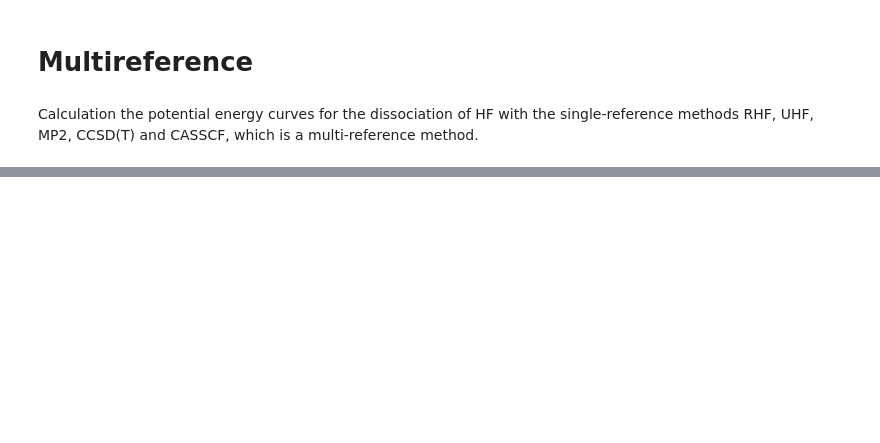
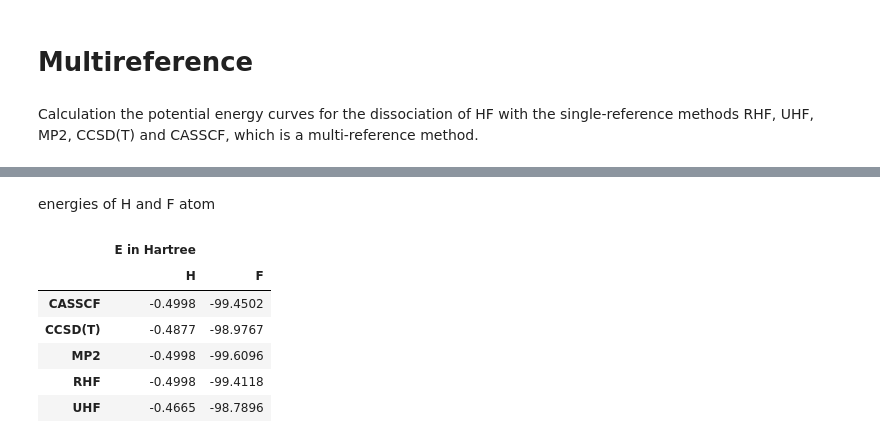
Before and after one commit to fabianherpell/qc2-application, a Jupyter notebook: Multireference/auswertung.ipynb, the cells around one changed output, grey strips where cells are left out. Drawn from its saved outputs; the diff is of its cells as text; code cells hidden in the pictures; blank space fills up the shorter version.

Commit message:
Multiref skripts done

```diff
--- a/Multireference/auswertung.ipynb
+++ b/Multireference/auswertung.ipynb
@@ -155,0 +158,38 @@ save_plot_as_pdf(fig, 'Plots/MR_methods.pdf')
+# %% [markdown]
+energies of H and F atom
+# %%
+# Load data
+
+# H
+with open('Atoms/MR-H-energies', 'r') as f:
+    lines = f.readlines()
+#lines = lines[1::2]
+
+H_energy = np.loadtxt(lines)  #hier meine theorie dass so alle Spalten eingelesen werden
+
+# F
+with open('Atoms/MR-F-energies', 'r') as f:
+    lines = f.readlines()
+#lines = lines[1::2]
+
+F_energy = np.loadtxt(lines) #siehe H_energy
+
+# convert to pandas dataframe and add column names
+names = ['CASSCF','CCSD(T)', 'MP2', 'RHF', 'UHF']
+df = pd.DataFrame({'H': H_energy, 'F': F_energy}, index=names)
+df.columns = pd.MultiIndex.from_product([['E in Hartree'], df.columns])
+
+
+# print dataframe
+display(round(df,4))
+
+#convert table to latex
+#print(df.to_latex(float_format="%.4f", escape=False))
+# %% [output]
+|  | E in Hartree |  |
+|  | H | F |
+| CASSCF | -0.4998 | -99.4502 |
+| CCSD(T) | -0.4877 | -98.9767 |
+| MP2 | -0.4998 | -99.6096 |
+| RHF | -0.4998 | -99.4118 |
+| UHF | -0.4665 | -98.7896 |
```
Also changed, not shown: parts of 3 cells of this notebook, 2 other files.
